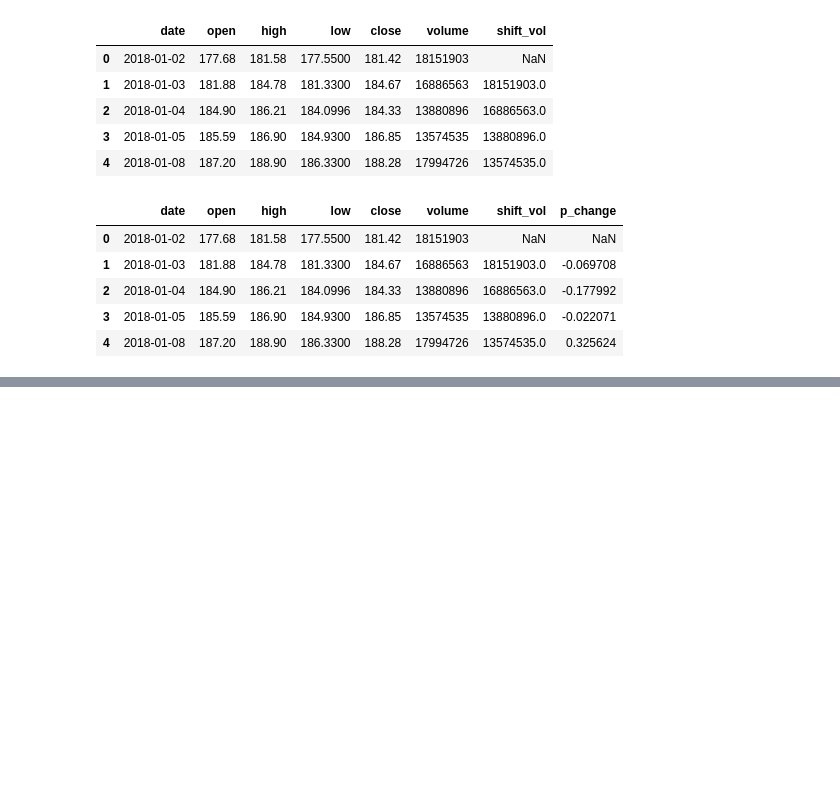
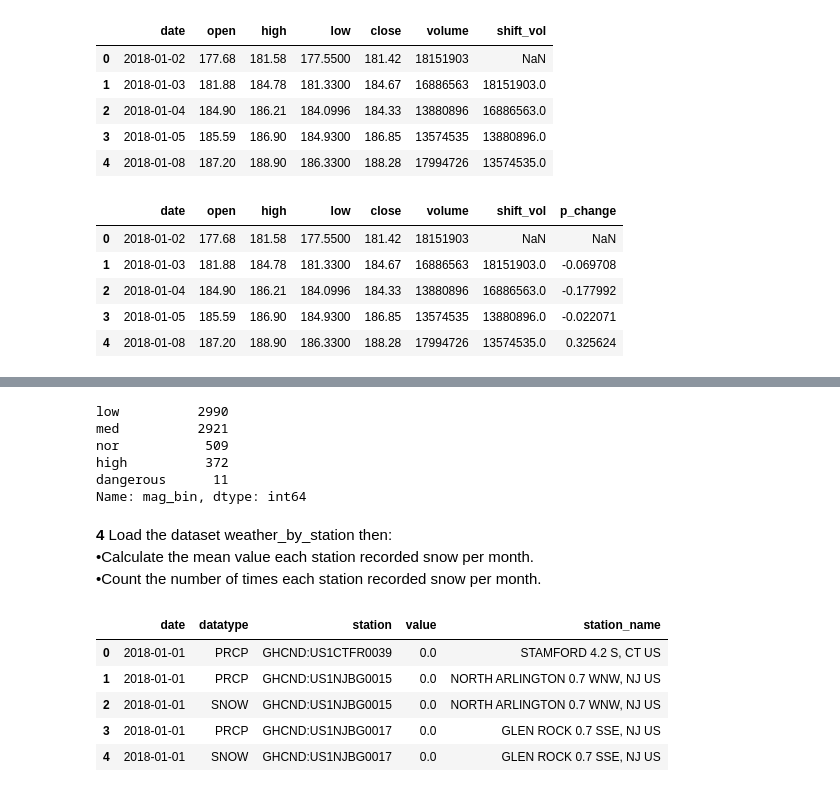
Before and after one commit to CielCiel1/Data-preparation, a Jupyter notebook: week5-Aggregating DF/W5_Aggregating_Dataframe.ipynb, the cells around one changed output, grey strips where cells are left out. Cells and saved outputs as stored; diff of their text form; code cells hidden in the pictures; blank space fills up the shorter version.

```diff
--- a/week5-Aggregating DF/W5_Aggregating_Dataframe.ipynb
+++ b/week5-Aggregating DF/W5_Aggregating_Dataframe.ipynb
@@ -123,0 +113,26 @@ No handles with labels found to put in legend.
+# %%
+mag_ml = earthquakes[earthquakes.magType=="ml"]
+earthquakes = earthquakes.assign(mag_bin = pd.cut(mag_ml.mag,bins=5,labels=["nor","low","med","high","dangerous"]))
+earthquakes.mag_bin.value_counts()
+# %% [output]
+low          2990
+med          2921
+nor           509
+high          372
+dangerous      11
+Name: mag_bin, dtype: int64
+# %% [markdown]
+**4** Load the dataset weather_by_station then:\
+•Calculate the mean value each station recorded snow per month.\
+•Count the number of times each station recorded snow per month.
+# %%
+weather_by_station = pd.read_csv("/content/weather_by_station.csv")
+# %%
+weather_by_station.head()
+# %% [output]
+|  | date | datatype | station | value | station_name |
+| 0 | 2018-01-01 | PRCP | GHCND:US1CTFR0039 | 0.0 | STAMFORD 4.2 S, CT US |
+| 1 | 2018-01-01 | PRCP | GHCND:US1NJBG0015 | 0.0 | NORTH ARLINGTON 0.7 WNW, NJ US |
+| 2 | 2018-01-01 | SNOW | GHCND:US1NJBG0015 | 0.0 | NORTH ARLINGTON 0.7 WNW, NJ US |
+| 3 | 2018-01-01 | PRCP | GHCND:US1NJBG0017 | 0.0 | GLEN ROCK 0.7 SSE, NJ US |
+| 4 | 2018-01-01 | SNOW | GHCND:US1NJBG0017 | 0.0 | GLEN ROCK 0.7 SSE, NJ US |
```
Also changed, not shown: parts of 10 cells of this notebook.
